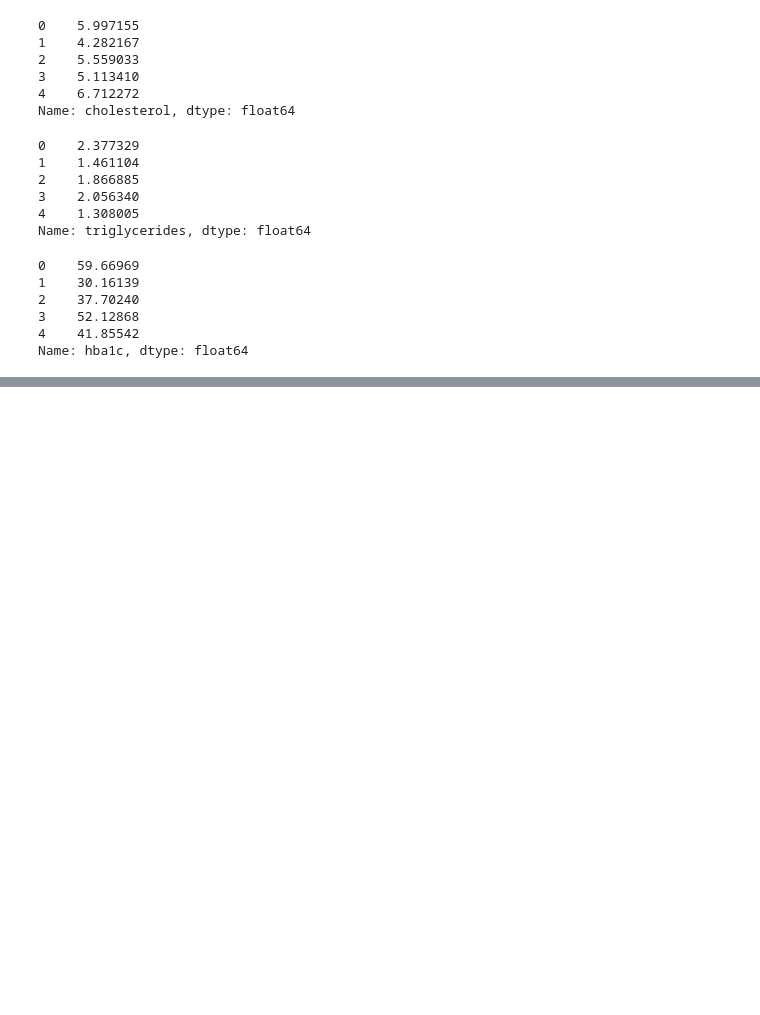
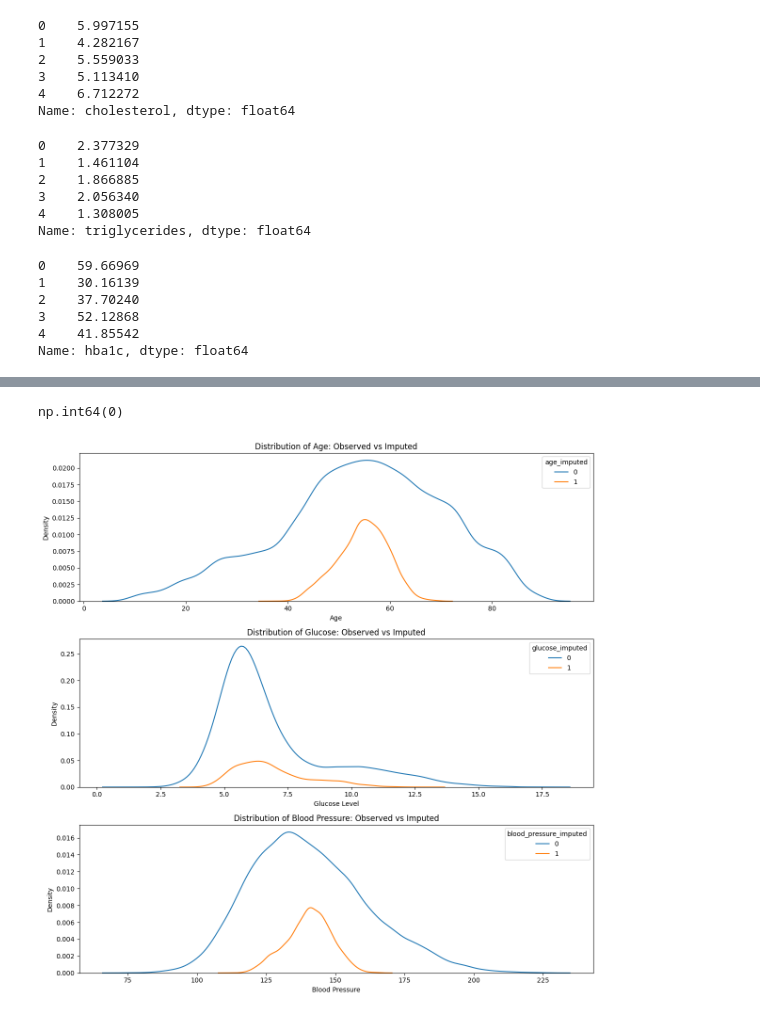
Before and after one commit to jstraker1/datasummative_2, a Jupyter notebook: fleur_test_work/initial_work_fleur.ipynb, the cells around one changed output, grey strips where cells are left out. Drawn from its saved outputs; the diff is of its cells as text; code cells hidden in the pictures; blank space fills up the shorter version.

Commit message:
Fleur: handling missing data

```diff
--- a/fleur_test_work/initial_work_fleur.ipynb
+++ b/fleur_test_work/initial_work_fleur.ipynb
@@ -439,0 +643,63 @@ Name: hba1c, dtype: float64
+# %%
+# Fit model and impute blood pressure
+
+# Create linear regression model object for blood pressure
+regressor_bp = LinearRegression()
+
+# Fit regression model for blood pressure using rows with non missing blood pressure
+regressor_bp.fit(X_train_bp, y_train_bp)
+
+# Predict blood pressure values for rows where blood pressure is missing
+bp_pred = regressor_bp.predict(X_test_bp)
+
+# Assign predicted blood pressure values back into the original dataframe
+df.loc[df['blood_pressure'].isnull(), 'blood_pressure'] = bp_pred
+
+# Confirm there are no more missing values in blood pressure
+df['blood_pressure'].isnull().sum()
+# %% [output]
+np.int64(0)
+# %%
+# Validate imputed values for age, glucose and blood pressure
+# Check whether the distributions of imputed values look similar to the observed values
+# This helps confirm that the regression imputation produced realistic estimates
+
+# Create flags showing which rows were imputed for each variable
+df['age_imputed'] = 0
+df.loc[df.index.isin(age_null.index), 'age_imputed'] = 1
+
+df['glucose_imputed'] = 0
+df.loc[df.index.isin(glucose_null.index), 'glucose_imputed'] = 1
+
+df['blood_pressure_imputed'] = 0
+df.loc[df.index.isin(bp_null.index), 'blood_pressure_imputed'] = 1
+
+# Plot distributions for each variable side by side
+
+plt.figure(figsize=(12, 12))
+
+# Plot for age
+plt.subplot(3, 1, 1)
+sns.kdeplot(data=df, x='age', hue='age_imputed')
+plt.title('Distribution of Age: Observed vs Imputed')
+plt.xlabel('Age')
+plt.ylabel('Density')
+
+# Plot for glucose
+plt.subplot(3, 1, 2)
+sns.kdeplot(data=df, x='glucose', hue='glucose_imputed')
+plt.title('Distribution of Glucose: Observed vs Imputed')
+plt.xlabel('Glucose Level')
+plt.ylabel('Density')
+
+# Plot for blood pressure
+plt.subplot(3, 1, 3)
+sns.kdeplot(data=df, x='blood_pressure', hue='blood_pressure_imputed')
+plt.title('Distribution of Blood Pressure: Observed vs Imputed')
+plt.xlabel('Blood Pressure')
+plt.ylabel('Density')
+
+plt.tight_layout()
+plt.show()
+# %% [output]
+[figure, added]
```
Also changed, not shown: parts of 20 cells of this notebook.
